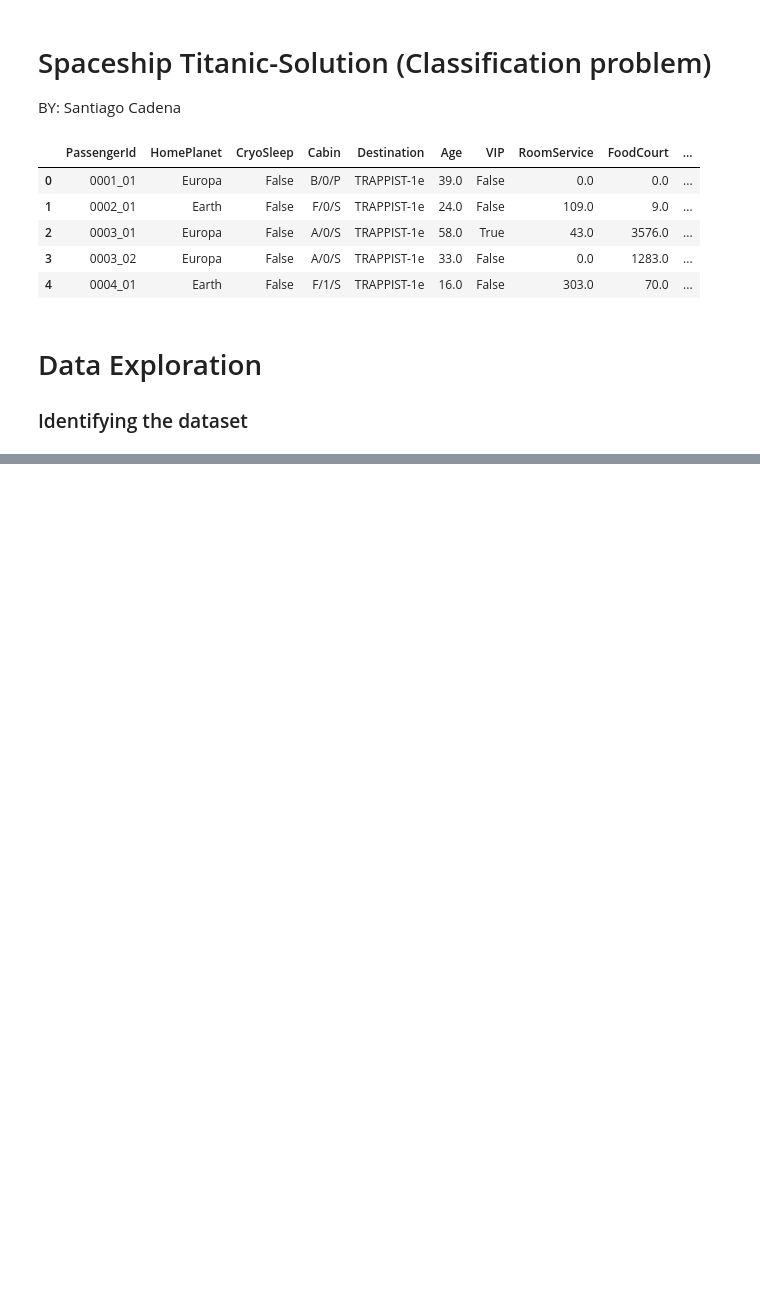
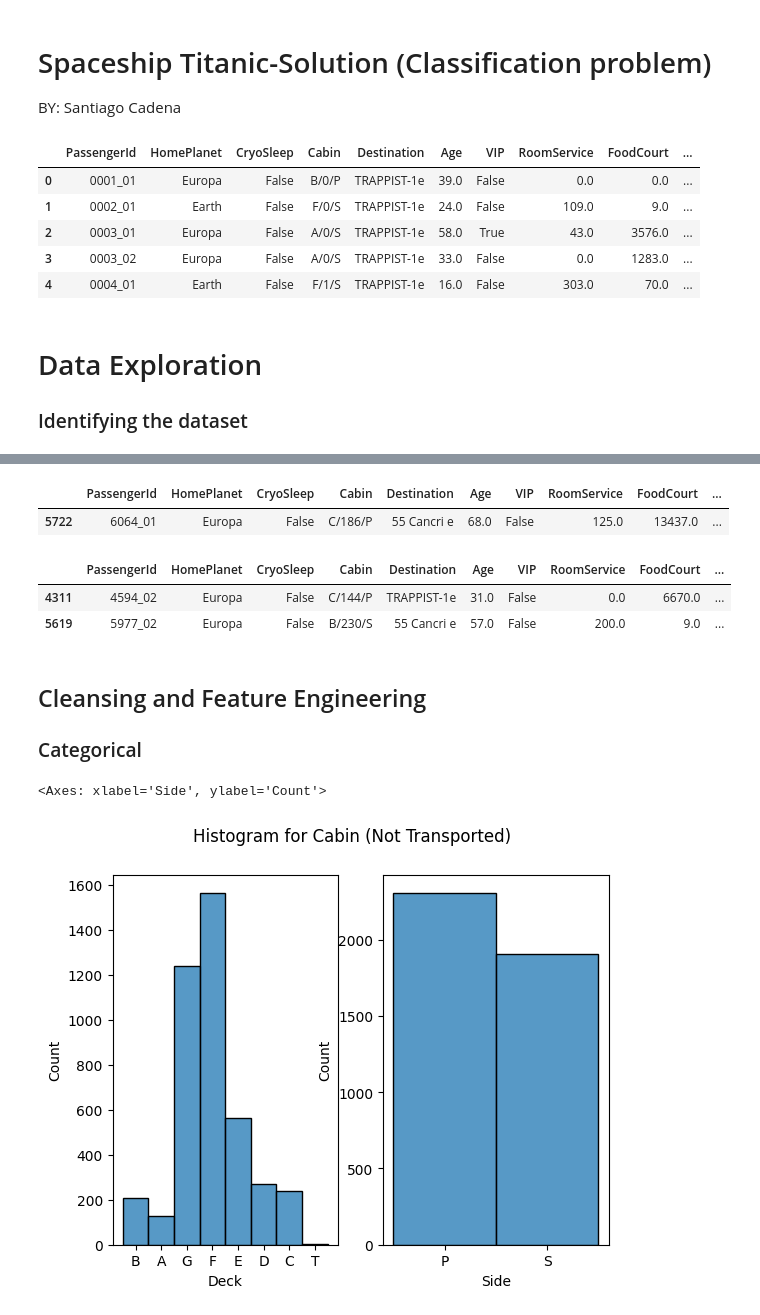
Before and after one commit to santiagokdena/ML, a Jupyter notebook: Kaggle/Spaceship-Titanic/spaceshiptitanic_template.ipynb, the cells around one changed output, grey strips where cells are left out. Saved outputs shown, nothing was run; the diff lists cells and outputs as text; code cells hidden in the pictures; blank space fills up the shorter version.

```diff
--- a/Kaggle/Spaceship-Titanic/spaceshiptitanic_template.ipynb
+++ b/Kaggle/Spaceship-Titanic/spaceshiptitanic_template.ipynb
@@ -111,0 +114,42 @@ Counter({'FP': 1438,
+# %%
+df_train.query("Spa>20000")
+# %% [output]
+|  | PassengerId | HomePlanet | CryoSleep | Cabin | Destination | Age | VIP | RoomService | FoodCourt | ... |
+| 5722 | 6064_01 | Europa | False | C/186/P | 55 Cancri e | 68.0 | False | 125.0 | 13437.0 | ... |
+# %%
+df_train.query("VRDeck>18000")
+# %% [output]
+|  | PassengerId | HomePlanet | CryoSleep | Cabin | Destination | Age | VIP | RoomService | FoodCourt | ... |
+| 4311 | 4594_02 | Europa | False | C/144/P | TRAPPIST-1e | 31.0 | False | 0.0 | 6670.0 | ... |
+| 5619 | 5977_02 | Europa | False | B/230/S | 55 Cancri e | 57.0 | False | 200.0 | 9.0 | ... |
+# %%
+delete_ids=[1213,2067,3198,3538,4416,5105,4724,6223,7425,8415,5722,4311,5619]
+df_train.drop(df_train[df_train.PassengerId.isin(delete_ids)].index, inplace=True)
+
+#drop unnecesary columns:
+df_train.drop(columns=["PassengerId","Name","Age"],inplace=True)
+df_test.drop(columns=["PassengerId","Name","Age"],inplace=True)
+# %% [markdown]
+## Cleansing and Feature Engineering
+
+### Categorical
+# %%
+# Cabin
+
+df_train["Deck"] = df_train["Cabin"].str[0]
+df_train["Side"] = df_train["Cabin"].str[-1]
+
+df_test["Deck"] = df_test["Cabin"].str[0]
+df_test["Side"] = df_test["Cabin"].str[-1]
+
+df_train.drop(columns=["Cabin"],inplace=True)
+df_test.drop(columns=["Cabin"],inplace=True)
+
+fig, axes = plt.subplots(1,2)
+fig.suptitle("Histogram for Cabin (Not Transported)")
+
+sns.histplot(data=df_train.where(df_train["Transported"]==False),x="Deck",ax=axes[0])
+sns.histplot(data=df_train.where(df_train["Transported"]==False),x="Side",ax=axes[1])
+# %% [output]
+<Axes: xlabel='Side', ylabel='Count'>
+[figure, added]
```
Also changed, not shown: parts of 65 cells of this notebook, 2 other files.
